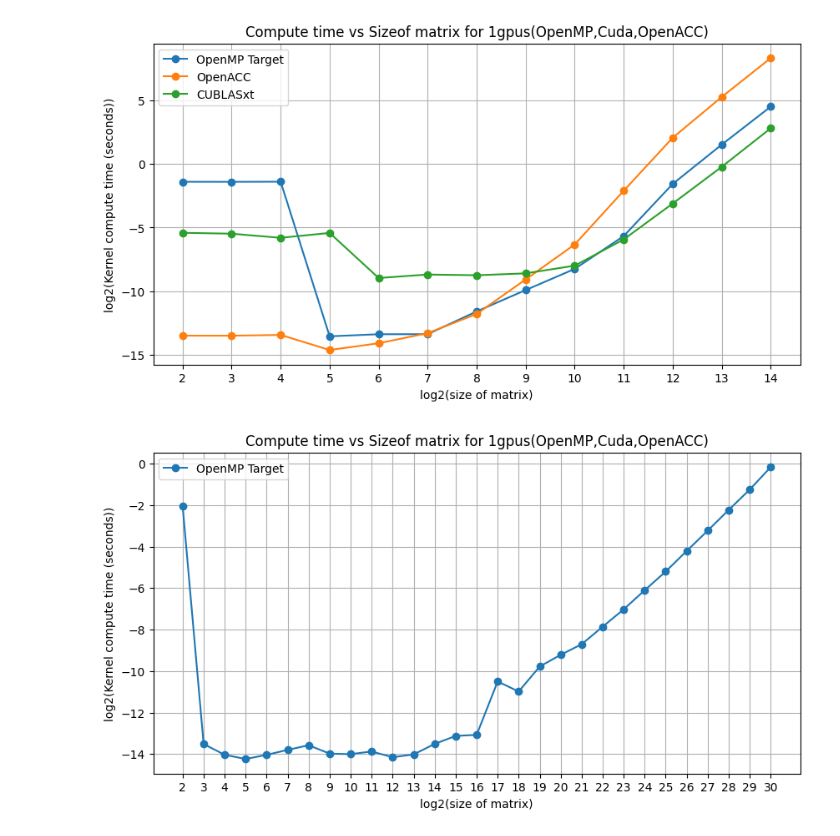
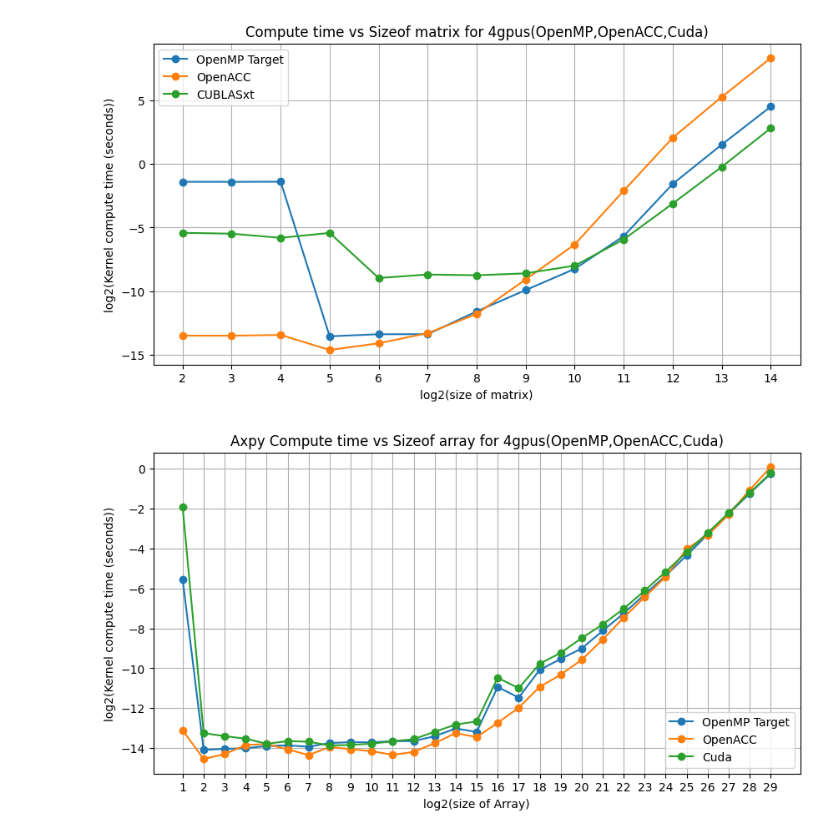
Before and after one commit to nmnethaji8/Matmul-OpenAcc-OpenMP-using-GPUs, a Jupyter notebook: plots.ipynb, the cells around one changed output. Saved outputs shown, nothing was run; the diff lists cells and outputs as text; code cells hidden in the pictures.

```diff
--- a/plots.ipynb
+++ b/plots.ipynb
@@ -55,24 +53,25 @@ r = np.genfromtxt("out.csv", delimiter='\t')
 # %%
+r = np.genfromtxt("axpy4gpus.csv", delimiter='\t')
 # define data values
-x = np.arange(start=2, stop=31, step=1)  # X-axis points
+x = np.arange(start=1, stop=30, step=1)  # X-axis points
 x = x.astype(str)
 y = r[:,0]
 y2 = r[:,1]
 y3 = r[:,2]
 # y
 y = np.log2(y)
 y2 = np.log2(y2)
 y3 = np.log2(y3)
 
 plt.figure(figsize=(10,5))
 plt.plot(x, y, marker = "o", label ="OpenMP Target")  # Plot the chart
 plt.plot(x, y2, marker = "o", label ="OpenACC" )  # Plot the chart
-plt.plot(x, y3, marker = "o", label ="CUBLASxt")  # Plot the chart
-plt.xlabel("log2(size of matrix)")  # add X-axis label
+plt.plot(x, y3, marker = "o", label ="Cuda")  # Plot the chart
+plt.xlabel("log2(size of Array)")  # add X-axis label
 plt.ylabel("log2(Kernel compute time (seconds))")  # add Y-axis label
-plt.title("Compute time vs Sizeof matrix for 1gpus(OpenMP,Cuda,OpenACC)")  # add title
+plt.title("Axpy Compute time vs Sizeof array for 4gpus(OpenMP,OpenACC,Cuda)")  # add title
 plt.grid()
 plt.legend()
 plt.show()  # display
 # %% [output]
-[figure, old version]
+[figure, new version]
```
Also changed, not shown: parts of 6 cells of this notebook, 2 other files.
